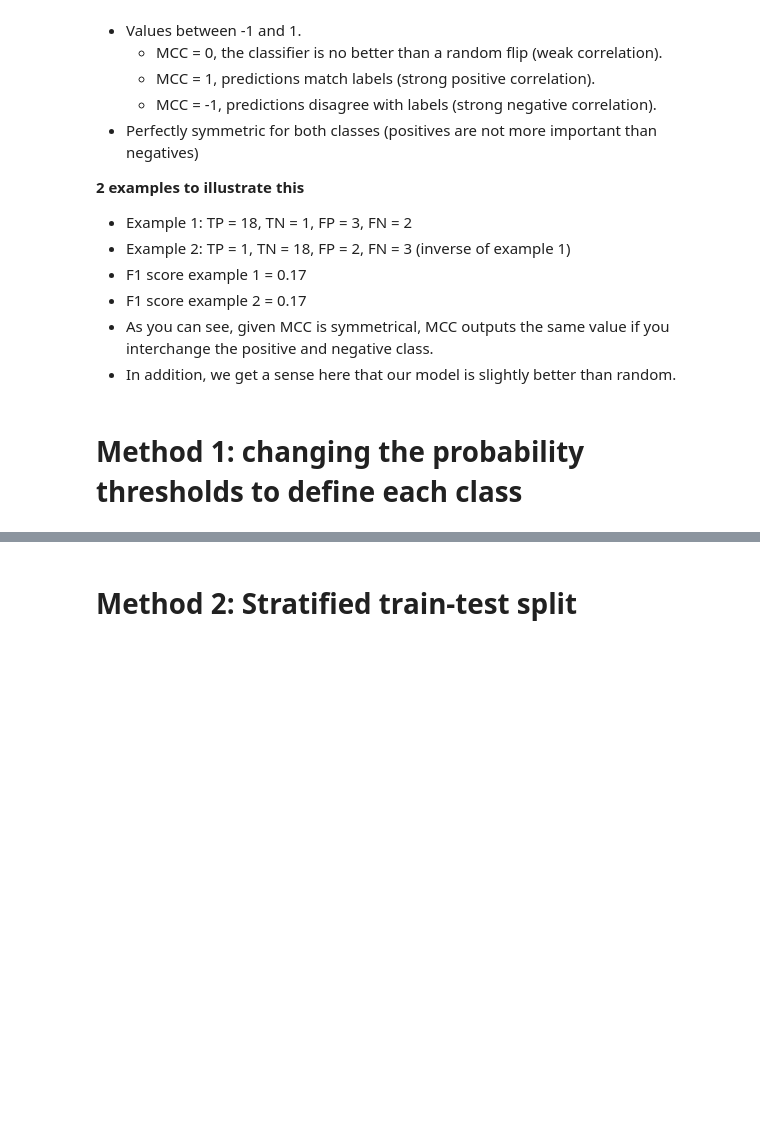
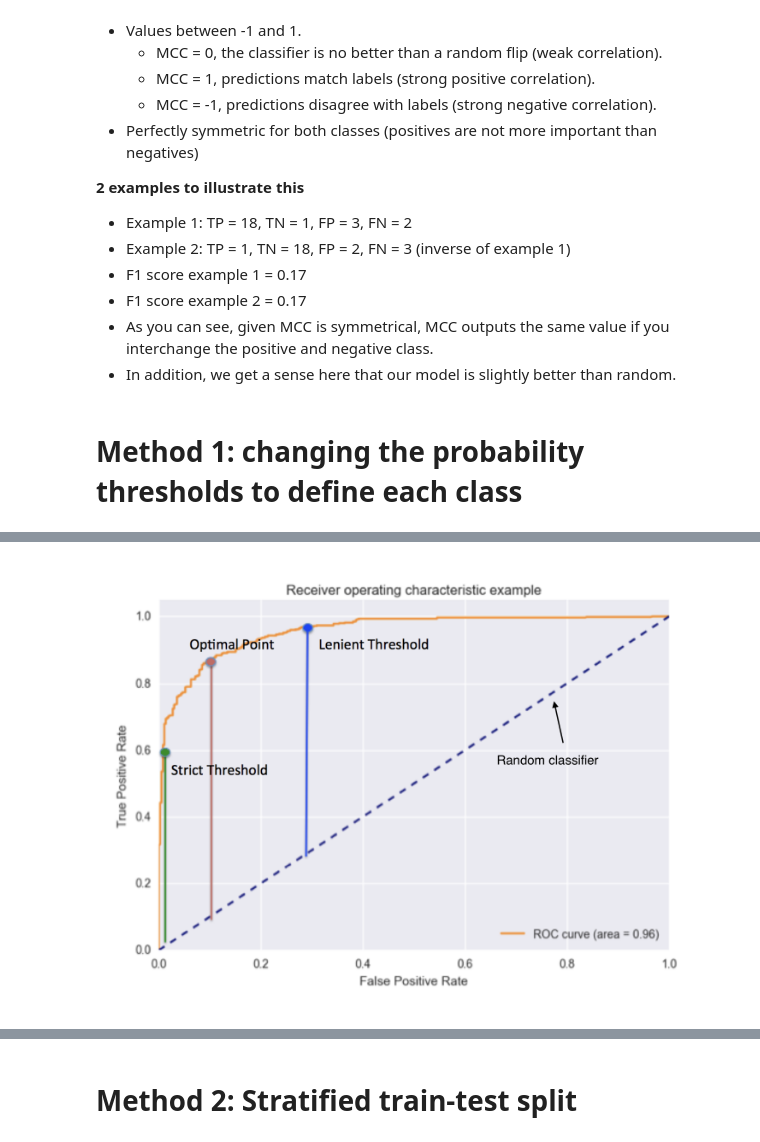
Before and after one commit to JoseParrenoGarcia/Tips-on-Python-and-sklearn, a Jupyter notebook: feature-engineering/summary-of-dealing-with-imbalanced-classes.ipynb, the cells around one changed output, grey strips where cells are left out. Saved outputs shown, nothing was run; the diff lists cells and outputs as text; code cells hidden in the pictures; blank space fills up the shorter version.

Commit message:
section on ROC and PR curves

```diff
--- a/feature-engineering/summary-of-dealing-with-imbalanced-classes.ipynb
+++ b/feature-engineering/summary-of-dealing-with-imbalanced-classes.ipynb
@@ -94,0 +134,4 @@
+# %%
+display.Image(filename='img/roc-curve.png')
+# %% [output]
+[figure, added]
```
Also changed, not shown: parts of 10 cells of this notebook, 3 other files.
